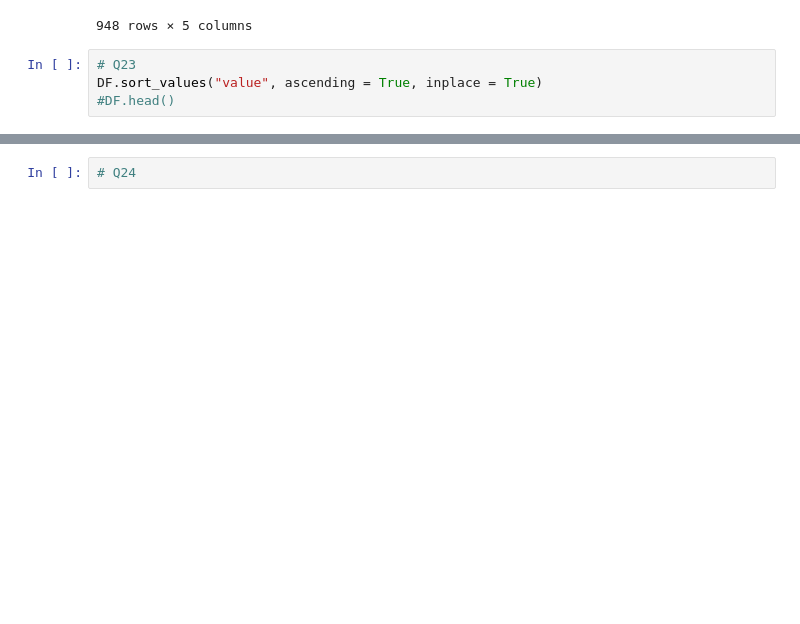
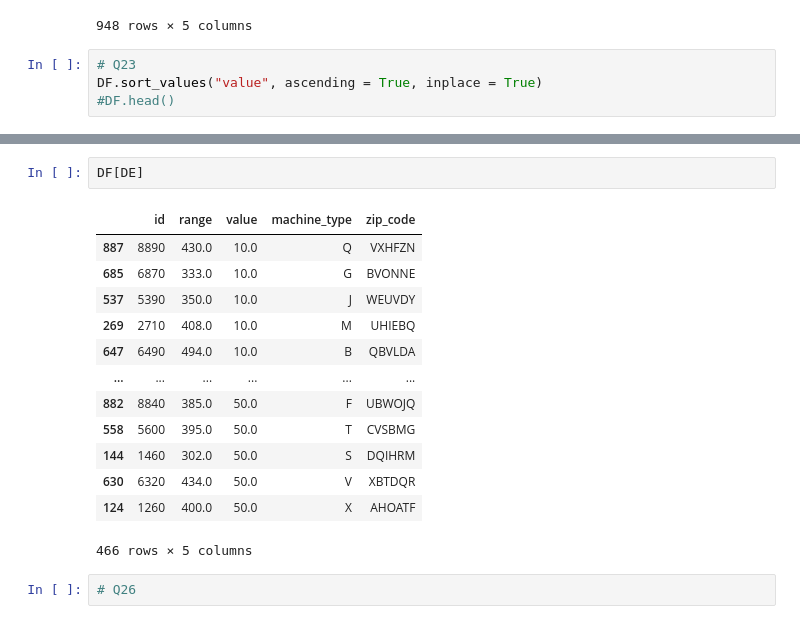
Before and after one commit to qlows/data_science, a Jupyter notebook: assignment3/assignment3.ipynb, the cells around one changed output, grey strips where cells are left out. Saved outputs shown, nothing was run; the diff lists cells and outputs as text; blank space fills up the shorter version.

```diff
--- a/assignment3/assignment3.ipynb
+++ b/assignment3/assignment3.ipynb
@@ -322,2 +372,18 @@ DF.head()
+# %%
+DF[DE]
+# %% [output]
+|  | id | range | value | machine_type | zip_code |
+| 887 | 8890 | 430.0 | 10.0 | Q | VXHFZN |
+| 685 | 6870 | 333.0 | 10.0 | G | BVONNE |
+| 537 | 5390 | 350.0 | 10.0 | J | WEUVDY |
+| 269 | 2710 | 408.0 | 10.0 | M | UHIEBQ |
+| 647 | 6490 | 494.0 | 10.0 | B | QBVLDA |
+| ... | ... | ... | ... | ... | ... |
+| 882 | 8840 | 385.0 | 50.0 | F | UBWOJQ |
+| 558 | 5600 | 395.0 | 50.0 | T | CVSBMG |
+| 144 | 1460 | 302.0 | 50.0 | S | DQIHRM |
+| 630 | 6320 | 434.0 | 50.0 | V | XBTDQR |
+| 124 | 1260 | 400.0 | 50.0 | X | AHOATF |
+466 rows × 5 columns
 # %%
-# Q24
+# Q26
```
Also changed, not shown: parts of 7 cells of this notebook.
